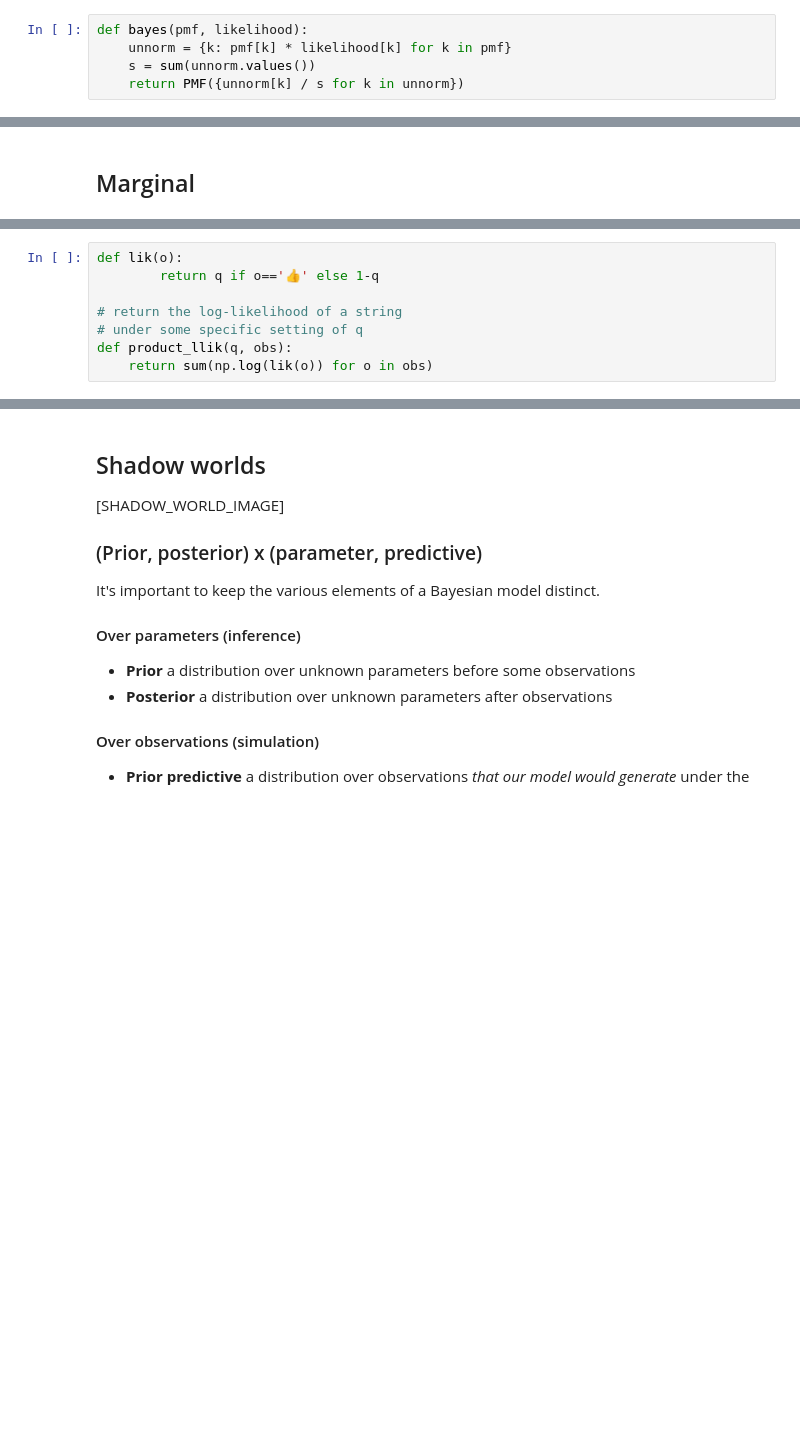
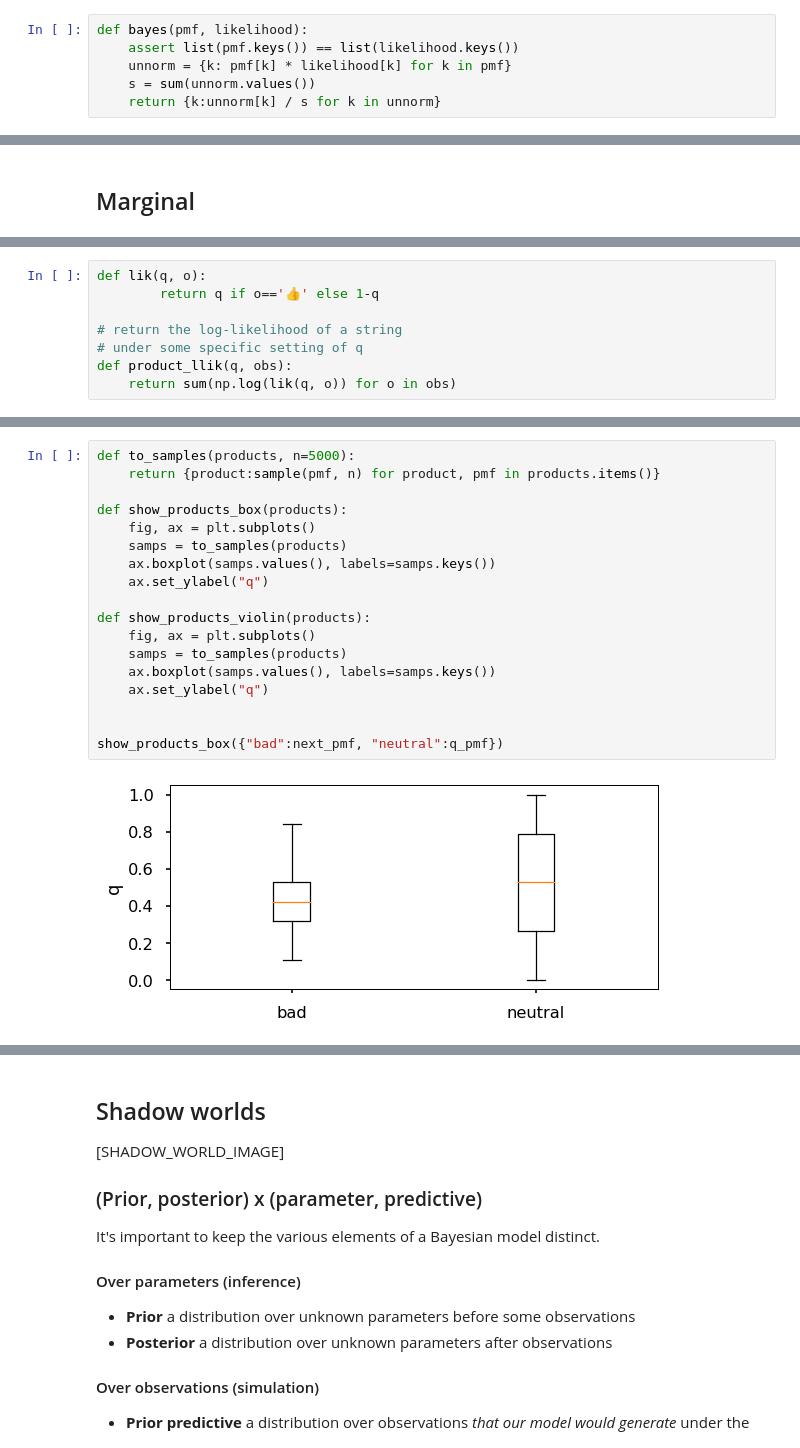
Before and after one commit to johnhw/cix_2022, a Jupyter notebook: ii_theory_and_practice.ipynb, the cells around one changed output, grey strips where cells are left out. Saved outputs shown, nothing was run; the diff lists cells and outputs as text; blank space fills up the shorter version.

```diff
--- a/ii_theory_and_practice.ipynb
+++ b/ii_theory_and_practice.ipynb
@@ -691,9 +841,10 @@ def entropy(pmf):
 ## Bayes Rule
 # %%
 def bayes(pmf, likelihood):
+    assert list(pmf.keys()) == list(likelihood.keys())
     unnorm = {k: pmf[k] * likelihood[k] for k in pmf}
     s = sum(unnorm.values())
-    return PMF({unnorm[k] / s for k in unnorm})
+    return {k:unnorm[k] / s for k in unnorm}
 # %%
 
 def bayes_table(pmf, likelihood):
@@ -777,11 +977,11 @@ We also need a likelihood function. In this case, it's easy: we have probability
 # %%
-def lik(o):
+def lik(q, o):
         return q if o=='👍' else 1-q
 
 # return the log-likelihood of a string
 # under some specific setting of q
 def product_llik(q, obs):
-    return sum(np.log(lik(o)) for o in obs)
+    return sum(np.log(lik(q, o)) for o in obs)
 # %% [markdown]
 ### Bayesian estimation
 * Step 3: collect, process and clean data (omitted for clarity!)
@@ -801 +1045,21 @@ We'll use the simple grid model as our data structure, and evenly divide the int
+# %%
+def to_samples(products, n=5000):
+    return {product:sample(pmf, n) for product, pmf in products.items()}
+
+def show_products_box(products):
+    fig, ax = plt.subplots()
+    samps = to_samples(products)
+    ax.boxplot(samps.values(), labels=samps.keys())
+    ax.set_ylabel("q")
+
+def show_products_violin(products):
+    fig, ax = plt.subplots()
+    samps = to_samples(products)
+    ax.boxplot(samps.values(), labels=samps.keys())
+    ax.set_ylabel("q")
+
+
+show_products_box({"bad":next_pmf, "neutral":q_pmf})
+# %% [output]
+[figure, added]
 # %% [markdown]
```
Also changed, not shown: parts of 75 cells of this notebook, 8 other files.
